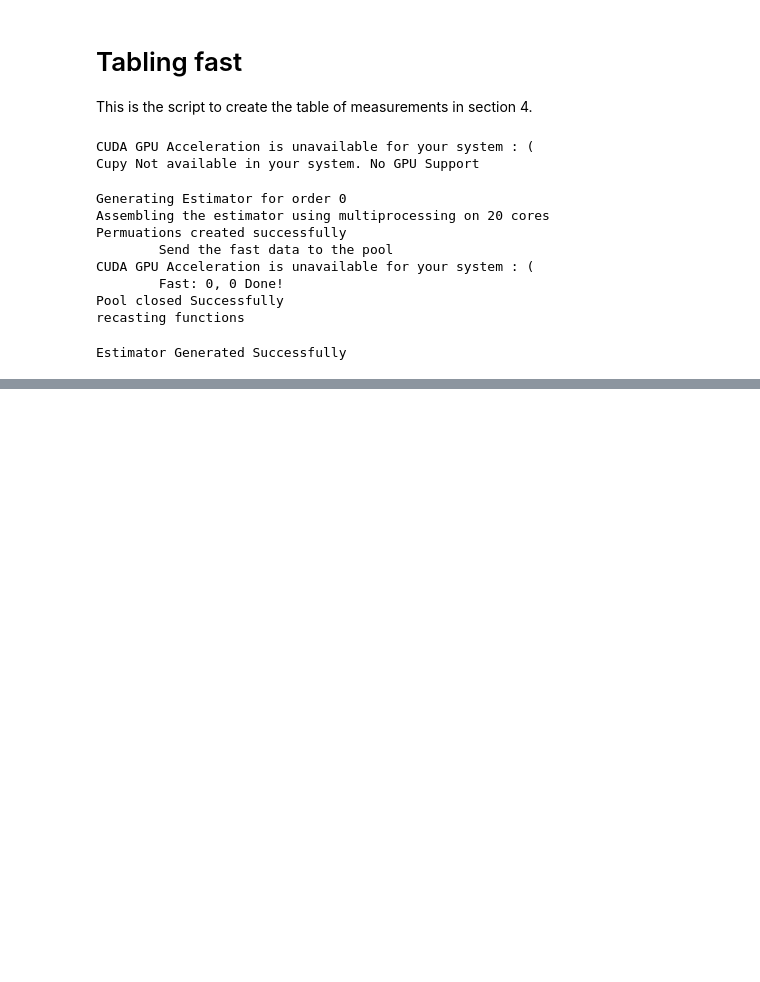
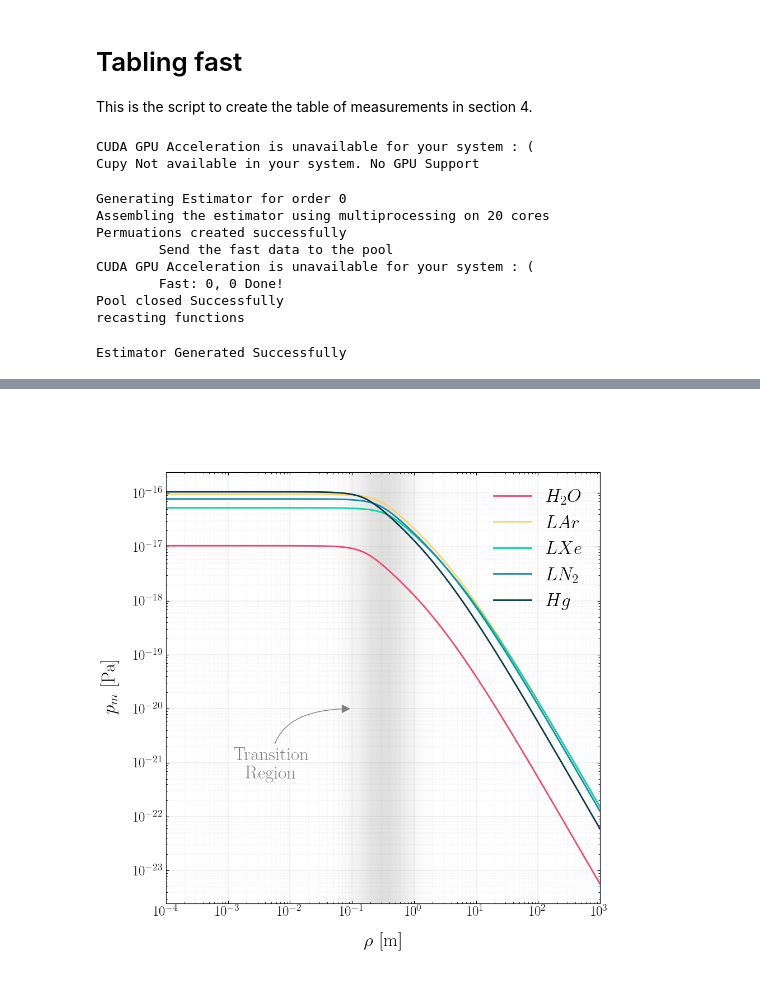
Before and after one commit to nyuad-astroparticle/LXe-Phonon, a Jupyter notebook: Simulation/0.MIP_Signal/Table_fast.ipynb, the cells around one changed output, grey strips where cells are left out. Drawn from its saved outputs; the diff is of its cells as text; code cells hidden in the pictures; blank space fills up the shorter version.

```diff
--- a/Simulation/0.MIP_Signal/Table_fast.ipynb
+++ b/Simulation/0.MIP_Signal/Table_fast.ipynb
@@ -289,0 +321,49 @@ ax.set_xlim(0,M_max)
+# %%
+# Plot peak pressure as a function of radius
+R = 10.**np.linspace(-4,3,100)
+
+Ps = []
+
+# Calculate the pressures
+for r in tqdm(R):
+    fmax, pressure, results = max_pressure_fluids(r,v,fluids,particles[0],method='nelder-mead',E=E,G=G,VERBOSE=False)
+    Ps.append(pressure)
+Ps = np.array(Ps).T
+
+# Create the figure
+fig = plt.figure(figsize=(10,10),dpi=100)
+ax  = fig.add_subplot(111)
+
+# Plot the Pressure
+for i,p in enumerate(Ps):
+    ax.plot(R,p,label=fluids[i].name)
+
+# Add the middle indicator
+xlim    = (-1.5,0.5)
+Npts    = 100
+xpoints = 10**np.linspace(*xlim,Npts)
+alpha   = np.linspace(-1,1,Npts-1)
+alphas  = 0.5*np.exp(-5*alpha**2)
+
+for i in range(len(alphas)):
+    ax.axvspan(xpoints[i],xpoints[i+1],color='silver',alpha=alphas[i],ls='',lw=0)
+
+
+ax.annotate('Transition\nRegion',xy=(1e-1,1e-20),xycoords='data',horizontalalignment='center',
+            xytext=(5e-3,5e-22),textcoords='data',fontsize=24,
+            arrowprops=dict(arrowstyle='-|>',color='grey',connectionstyle="angle3"),c='grey')
+
+
+# Formatting
+ax.set_xscale('log')
+ax.set_yscale('log')
+ax.legend(frameon=False)
+ax.set_xlim(min(R),max(R))
+ax.tick_params(axis='both',which='both',direction='in',top=True,right=True,labelsize=18)
+ax.xaxis.set_minor_locator(LogLocator(base=10.,subs='all'))
+ax.grid(axis='both', which='major', lw=0.25)
+ax.grid(axis='both', which='minor', lw=0.2, ls=':')
+ax.set_xlabel(r'$\rho$ [m]',labelpad=18)
+ax.set_ylabel(r'$p_m$ [Pa]',labelpad=18);
+# %% [output]
+[figure, added]
```
Also changed, not shown: parts of 11 cells of this notebook, 7 other files.
